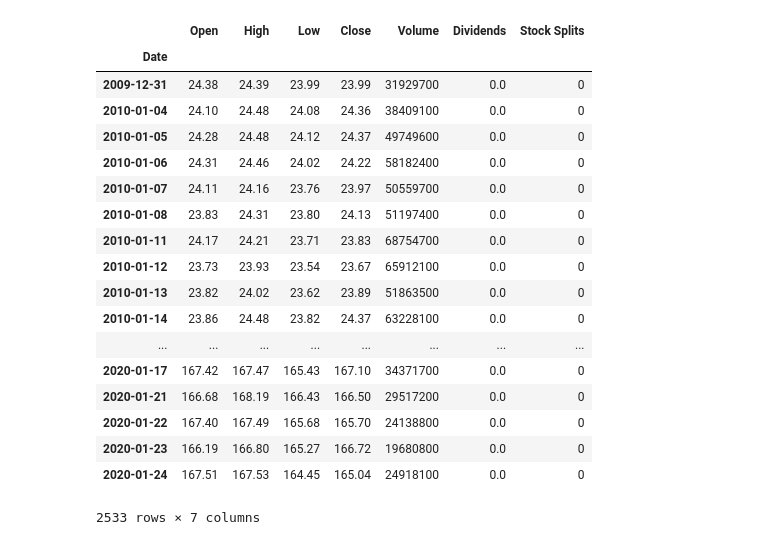
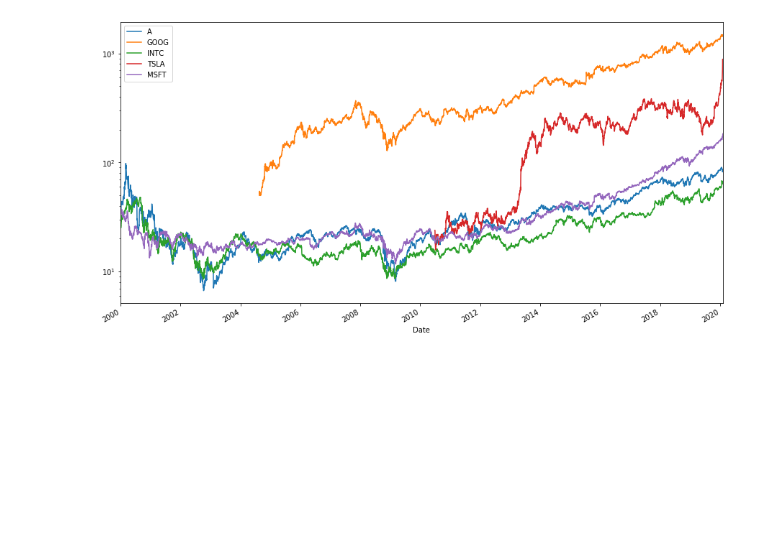
Before and after one commit to JulesHuisman/deep-learning, a Jupyter notebook: notebook.ipynb, the cells around one changed output. Drawn from its saved outputs; the diff is of its cells as text; code cells hidden in the pictures; blank space fills up the shorter version.

Commit message:
Added joining of stocks

```diff
--- a/notebook.ipynb
+++ b/notebook.ipynb
@@ -22,4 +8,5 @@ Current metadata provider: local@/Users/Jules/Documents/Github/deep-learning
 # %%
 run = Flow('TraderFlow').latest_successful_run
-print("Using run: %s" % str(run))
+df = run.data.df
+df.head()
 # %% [output]
@@ -31,22 +20,4 @@ run.finished_at
-# %%
-run.data.stocks
-# %% [output]
-|  | Open | High | Low | Close | Volume | Dividends | Stock Splits |
-| Date |  |  |  |  |  |  |  |
-| 2009-12-31 | 24.38 | 24.39 | 23.99 | 23.99 | 31929700 | 0.0 | 0 |
-| 2010-01-04 | 24.10 | 24.48 | 24.08 | 24.36 | 38409100 | 0.0 | 0 |
-| 2010-01-05 | 24.28 | 24.48 | 24.12 | 24.37 | 49749600 | 0.0 | 0 |
-| 2010-01-06 | 24.31 | 24.46 | 24.02 | 24.22 | 58182400 | 0.0 | 0 |
-| 2010-01-07 | 24.11 | 24.16 | 23.76 | 23.97 | 50559700 | 0.0 | 0 |
-| 2010-01-08 | 23.83 | 24.31 | 23.80 | 24.13 | 51197400 | 0.0 | 0 |
-| 2010-01-11 | 24.17 | 24.21 | 23.71 | 23.83 | 68754700 | 0.0 | 0 |
-| 2010-01-12 | 23.73 | 23.93 | 23.54 | 23.67 | 65912100 | 0.0 | 0 |
-| 2010-01-13 | 23.82 | 24.02 | 23.62 | 23.89 | 51863500 | 0.0 | 0 |
-| 2010-01-14 | 23.86 | 24.48 | 23.82 | 24.37 | 63228100 | 0.0 | 0 |
-| ... | ... | ... | ... | ... | ... | ... | ... |
-| 2020-01-17 | 167.42 | 167.47 | 165.43 | 167.10 | 34371700 | 0.0 | 0 |
-| 2020-01-21 | 166.68 | 168.19 | 166.43 | 166.50 | 29517200 | 0.0 | 0 |
-| 2020-01-22 | 167.40 | 167.49 | 165.68 | 165.70 | 24138800 | 0.0 | 0 |
-| 2020-01-23 | 166.19 | 166.80 | 165.27 | 166.72 | 19680800 | 0.0 | 0 |
-| 2020-01-24 | 167.51 | 167.53 | 164.45 | 165.04 | 24918100 | 0.0 | 0 |
-2533 rows × 7 columns
+# %%
+df.plot(figsize=(15,8), logy=True);
+# %% [output]
+[figure, added]
```
Also changed, not shown: parts of 6 cells of this notebook, 1 other file.
